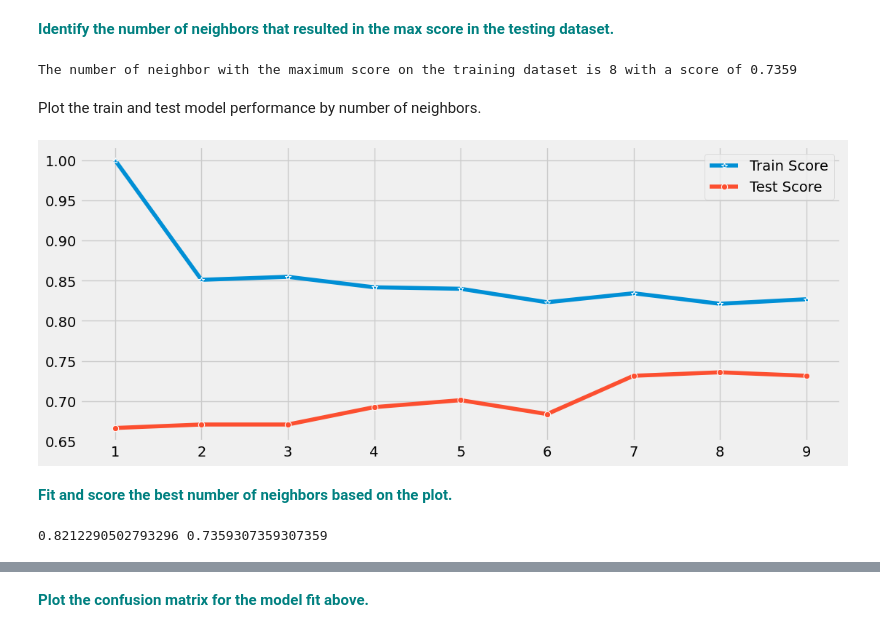
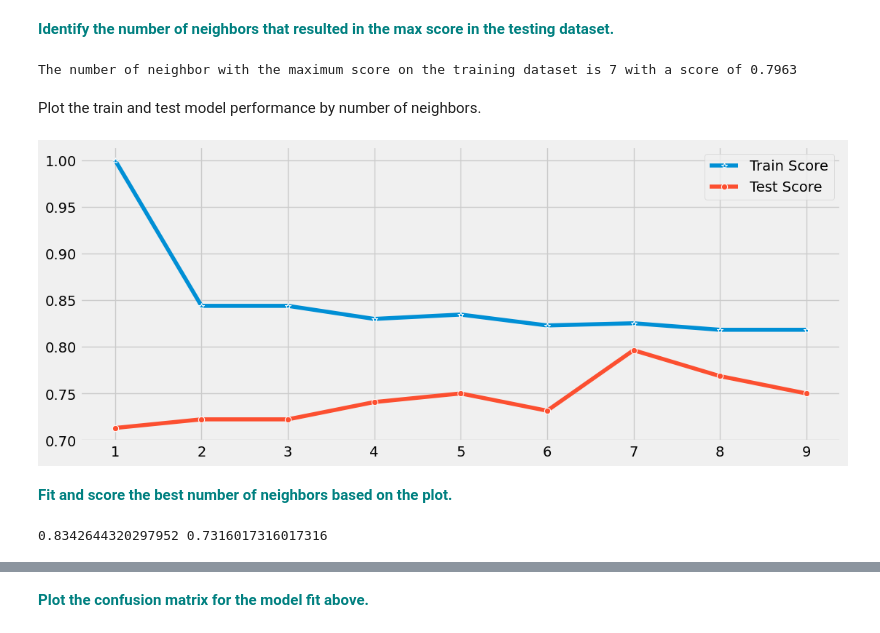
Before and after one commit to BiniamBA/Springboard-Case_Studies, a Jupyter notebook: GridSearchKNN_Case_Study.ipynb, the cells around one changed output, grey strips where cells are left out. Cells and saved outputs as stored; diff of their text form; code cells hidden in the pictures.

```diff
--- a/GridSearchKNN_Case_Study.ipynb
+++ b/GridSearchKNN_Case_Study.ipynb
@@ -131,17 +131,20 @@ X_test = sc.transform(X_test)
 # %%
 from sklearn.neighbors import KNeighborsClassifier
 
+# we will further split the training data into training and validation data
 
-test_scores = []
+X_train2,X_val, y_train2, y_val = train_test_split(X_train,y_train, test_size = 0.2, random_state=42)
+
+validation_scores = []
 train_scores = []
 
 for i in range(1,10):
 
     knn = KNeighborsClassifier(i)
-    knn.fit(X_train,y_train)
+    knn.fit(X_train2,y_train2)
 
-    train_scores.append(knn.score(X_train,y_train))
-    test_scores.append(knn.score(X_test,y_test))
+    train_scores.append(knn.score(X_train2,y_train2))
+    validation_scores.append(knn.score(X_val,y_val))
 # %% [markdown]
 **<font color='teal'> Print the train and test scores for each iteration.</font>**
 # %%
@@ -166,27 +169,27 @@ The number of neighbor with the maximum score on the training dataset is 1 with
 # %% [markdown]
 **<font color='teal'> Identify the number of neighbors that resulted in the max score in the testing dataset. </font>**
 # %%
-print('The number of neighbor with the maximum score on the training dataset is 8 with a score of 0.7359')
+print('The number of neighbor with the maximum score on the training dataset is 7 with a score of 0.7963')
 # %% [output]
-The number of neighbor with the maximum score on the training dataset is 8 with a score of 0.7359
+The number of neighbor with the maximum score on the training dataset is 7 with a score of 0.7963
 # %% [markdown]
 Plot the train and test model performance by number of neighbors.
 # %%
 plt.style.use('fivethirtyeight')
 plt.figure(figsize=(12,5))
 p = sns.lineplot(x = range(1,10),y = train_scores,marker='*',label='Train Score')
-p = sns.lineplot(x = range(1,10),y = test_scores,marker='o',label='Test Score')
+p = sns.lineplot(x = range(1,10),y = validation_scores,marker='o',label='Test Score')
 # %% [output]
-[figure, old version]
+[figure, new version]
 # %% [markdown]
 **<font color='teal'> Fit and score the best number of neighbors based on the plot. </font>**
 # %%
-knn = KNeighborsClassifier(8).fit(X_train,y_train)
+knn = KNeighborsClassifier(7).fit(X_train,y_train)
 best_train_score = knn.score(X_train,y_train)
 best_test_score = knn.score(X_test,y_test)
 print(best_train_score, best_test_score)
 # %% [output]
-0.8212290502793296 0.7359307359307359
+0.8342644320297952 0.7316017316017316
 # %%
 from sklearn.metrics import confusion_matrix
 y_pred = knn.predict(X_test)
```
Also changed, not shown: parts of 4 cells of this notebook.
